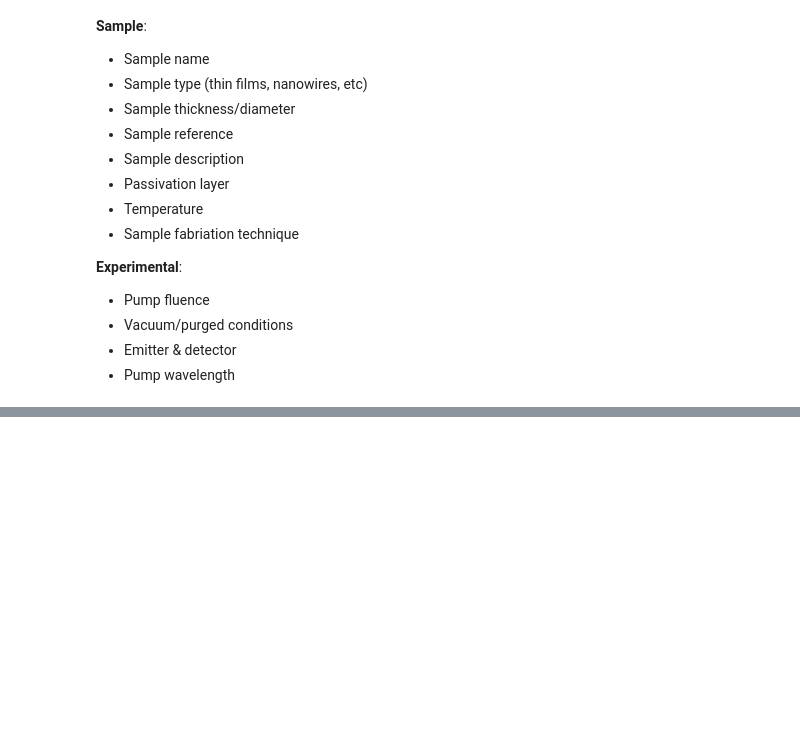
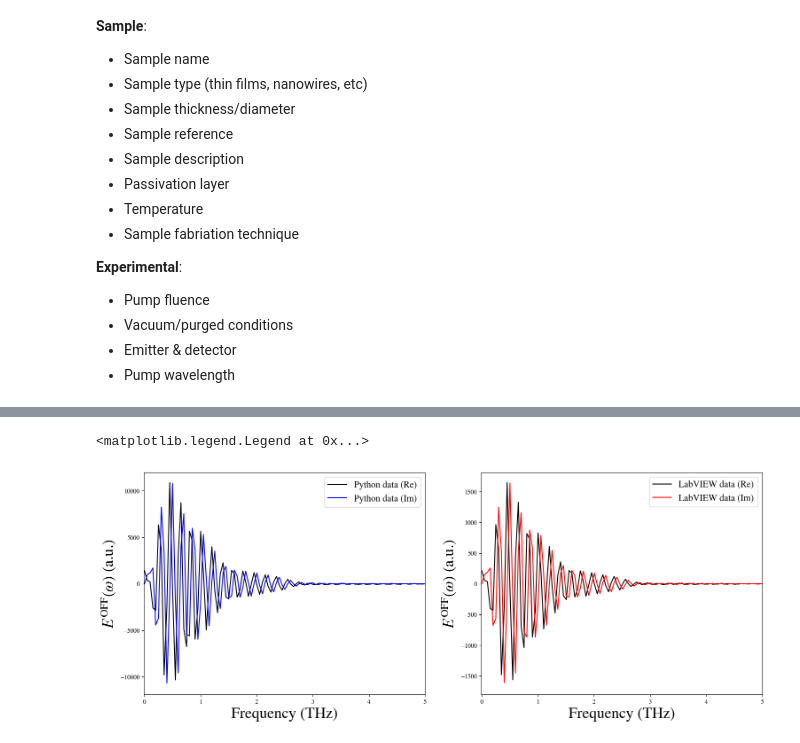
Before and after one commit to AldricGoh/Joyce-THz-Lab, a Jupyter notebook: data analysis/analysis_basic.ipynb, the cells around one changed output, grey strips where cells are left out. Saved outputs shown, nothing was run; the diff lists cells and outputs as text; code cells hidden in the pictures; blank space fills up the shorter version.

```diff
--- a/data analysis/analysis_basic.ipynb
+++ b/data analysis/analysis_basic.ipynb
@@ -43,0 +412,26 @@ Therefore, to get the relevant information: <br>
+# %%
+spec_fig, spec_axs = plt.subplots(ncols=2,
+                                  figsize=figure_size_2,
+                                  gridspec_kw={'hspace': 0,
+                                              'wspace': 0.2})
+spec_axs[0].plot(python_data['Frequencies (Hz)'] * 1e-12, np.real(python_data['fft_E_off']),
+                    color='black', label='Python data (Re)')
+spec_axs[0].plot(python_data['Frequencies (Hz)'] * 1e-12, np.imag(python_data['fft_E_off']),
+                    color='blue', label='Python data (Im)')
+spec_axs[0].set_xlim(bandwidth_xlim[0], 5)
+spec_axs[0].set_ylabel(r'$E^{\mathrm{OFF}}(\omega)$ (a.u.)', fontsize=fontsize)
+spec_axs[0].set_xlabel(r'Frequency (THz)', fontsize=fontsize)
+
+spec_axs[1].plot(labview_data['Frequencies (Hz)'] * 1e-12, np.real(labview_data['fft_E_off']),
+                    color='black', label='LabVIEW data (Re)')
+spec_axs[1].plot(labview_data['Frequencies (Hz)'] * 1e-12, np.imag(labview_data['fft_E_off']),
+                    color='red', label='LabVIEW data (Im)')
+spec_axs[1].set_xlim(bandwidth_xlim[0], 5)
+spec_axs[1].set_ylabel(r'$E^{\mathrm{OFF}}(\omega)$ (a.u.)', fontsize=fontsize)
+spec_axs[1].set_xlabel(r'Frequency (THz)', fontsize=fontsize)
+
+spec_axs[0].legend(fontsize=tick_fontsize)
+spec_axs[1].legend(fontsize=tick_fontsize)
+# %% [output]
+<matplotlib.legend.Legend at 0x...>
+[figure, added]
```
Also changed, not shown: parts of 21 cells of this notebook, 22 other files.
